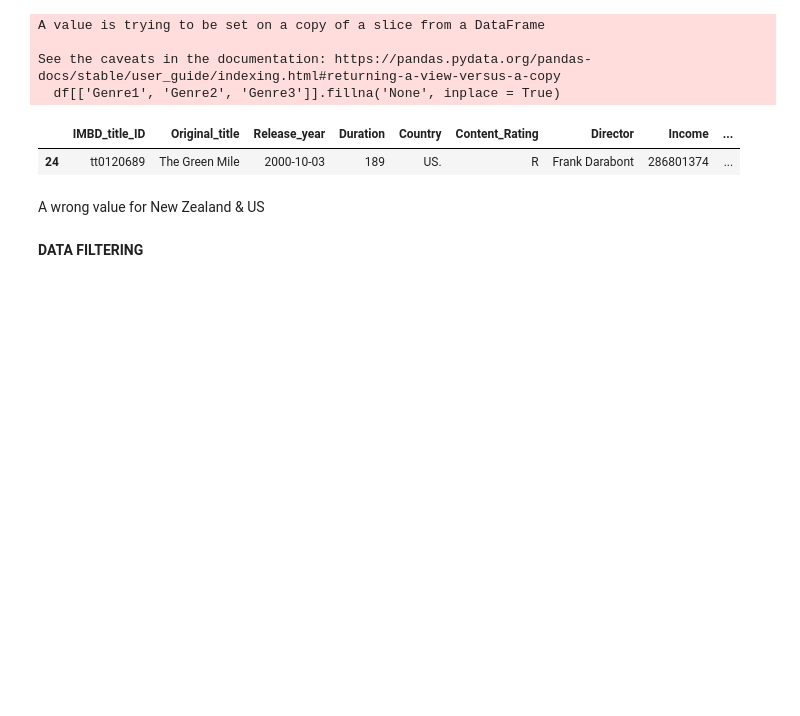
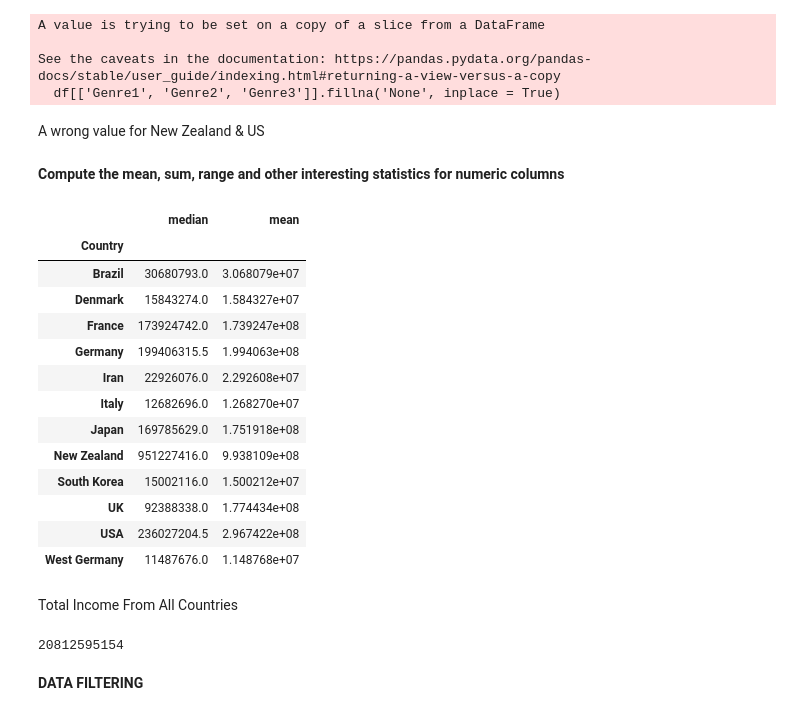
Before and after one commit to ChrisDiamantis99/Data-Analysis-With-Dirty-Data, a Jupyter notebook: Link_dirty.ipynb, the cells around one changed output. Drawn from its saved outputs; the diff is of its cells as text; code cells hidden in the pictures; blank space fills up the shorter version.

```diff
--- a/Link_dirty.ipynb
+++ b/Link_dirty.ipynb
@@ -154,11 +174,6 @@ A value is trying to be set on a copy of a slice from a DataFrame
 
 See the caveats in the documentation: https://pandas.pydata.org/pandas-docs/stable/user_guide/indexing.html#returning-a-view-versus-a-copy
   df[['Genre1', 'Genre2', 'Genre3']].fillna('None', inplace = True)
-# %%
-df[df['Country'] == 'US.']
-# %% [output]
-|  | IMBD_title_ID | Original_title | Release_year | Duration | Country | Content_Rating | Director | Income | ... |
-| 24 | tt0120689 | The Green Mile | 2000-10-03 | 189 | US. | R | Frank Darabont | 286801374 | ... |
 # %% [markdown]
 A wrong value for New Zealand & US
 # %%
@@ -166,6 +181,33 @@ df.at[11, 'Country'] = 'New Zealand'
 df.at[15, 'Country'] = 'New Zealand'
 df.at[2, 'Country'] = 'USA'
 df.at[24, 'Country'] = 'USA'
+# %% [markdown]
+**Compute the mean, sum, range and other interesting statistics for numeric columns**
+# %%
+country_grp = df.groupby(by = df['Country'])
+# %%
+country_grp['Income'].agg(['median', 'mean'])
+# %% [output]
+|  | median | mean |
+| Country |  |  |
+| Brazil | 30680793.0 | 3.068079e+07 |
+| Denmark | 15843274.0 | 1.584327e+07 |
+| France | 173924742.0 | 1.739247e+08 |
+| Germany | 199406315.5 | 1.994063e+08 |
+| Iran | 22926076.0 | 2.292608e+07 |
+| Italy | 12682696.0 | 1.268270e+07 |
+| Japan | 169785629.0 | 1.751918e+08 |
+| New Zealand | 951227416.0 | 9.938109e+08 |
+| South Korea | 15002116.0 | 1.500212e+07 |
+| UK | 92388338.0 | 1.774434e+08 |
+| USA | 236027204.5 | 2.967422e+08 |
+| West Germany | 11487676.0 | 1.148768e+07 |
+# %% [markdown]
+Total Income From All Countries
+# %%
+df['Income'].sum()
+# %% [output]
+20812595154
 # %% [markdown]
 **DATA FILTERING**
 # %% [markdown]
```
Also changed, not shown: parts of 28 cells of this notebook.
